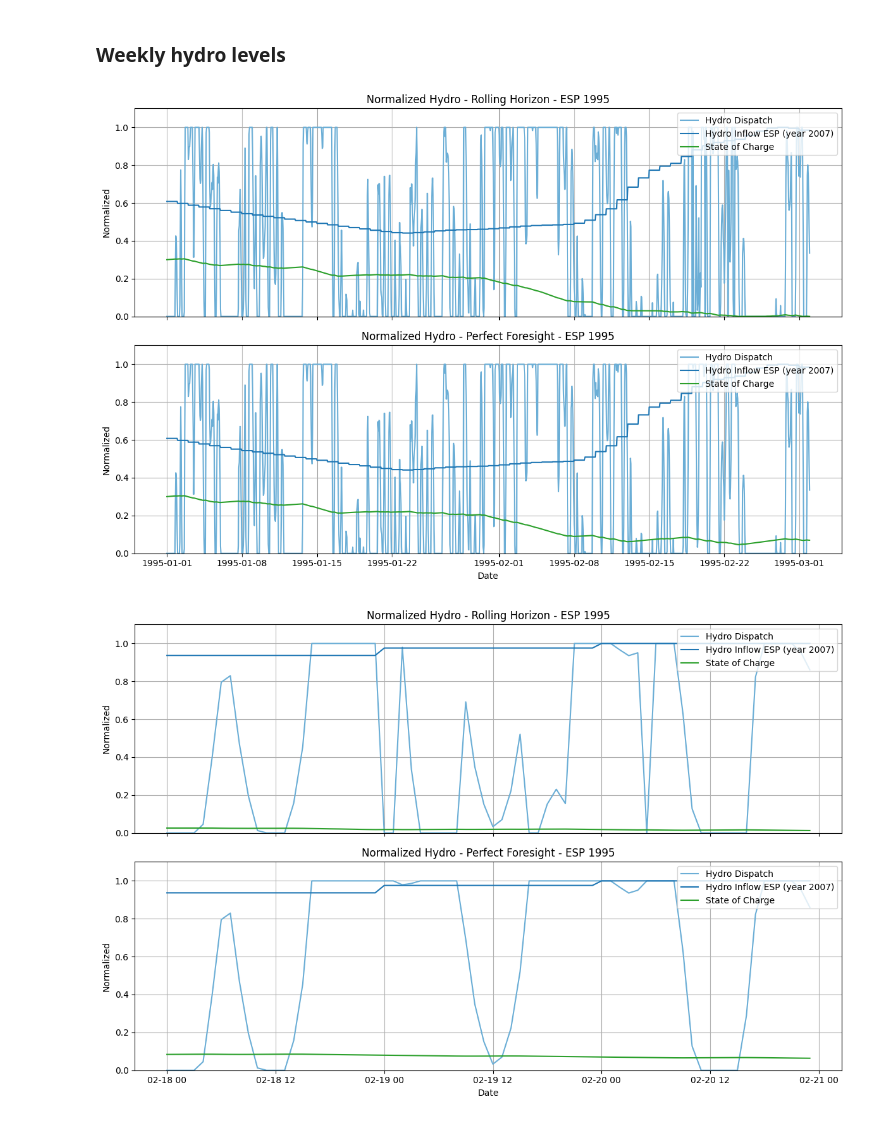
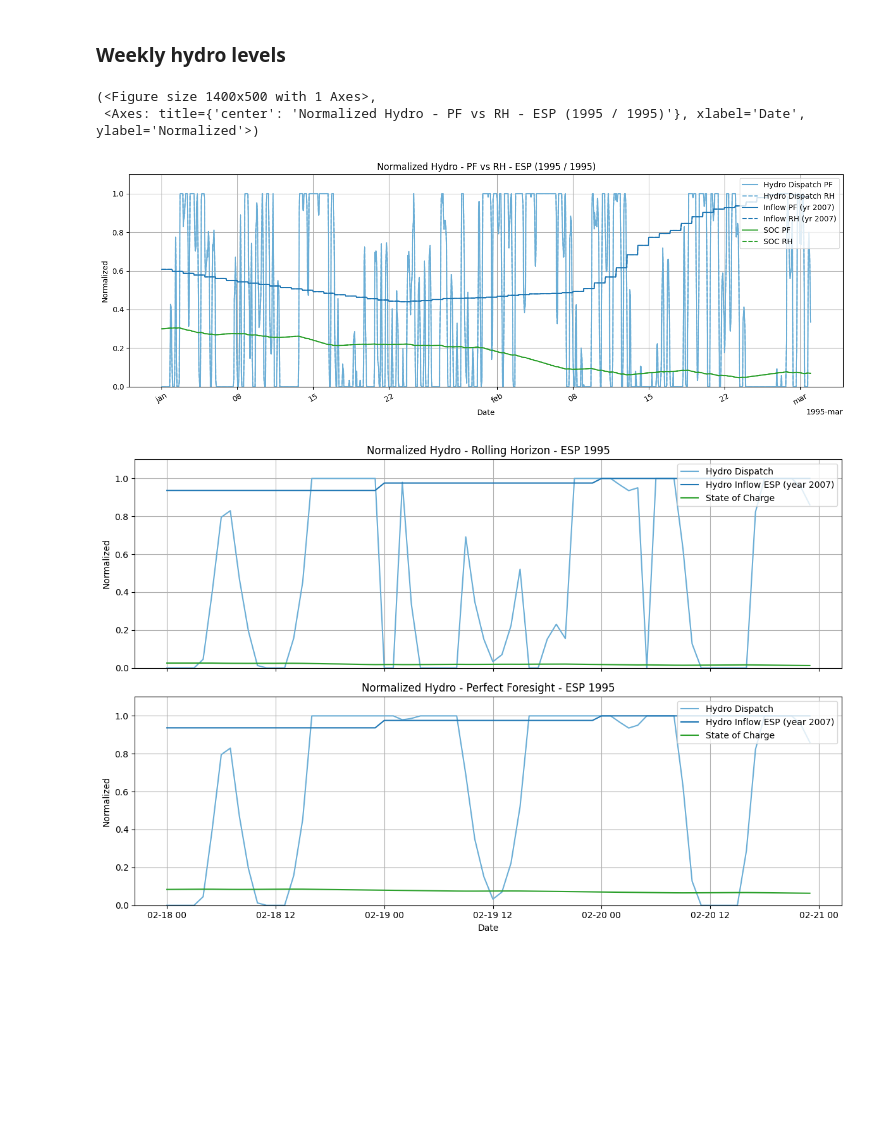
Before and after one commit to jonathangadfelt/MSc-thesis-Jonathan-Gadfelt, a Jupyter notebook: RLH_results.ipynb, the cells around one changed output. Cells and saved outputs as stored; diff of their text form; code cells hidden in the pictures; blank space fills up the shorter version.

```diff
--- a/RLH_results.ipynb
+++ b/RLH_results.ipynb
@@ -356,9 +364,11 @@ plot_hydro(network_rh = networks_rh[1996], network_pf = networks_pf[1996], same_
 # %% [markdown]
 ### Weekly hydro levels
 # %%
-plot_normalized_hydro(networks_pf[1995], networks_rh[1995], interval=("1995-01-01", "1995-03-1"))
+plot_hydro(networks_pf[1995], networks_rh[1995], interval=("1995-01-01", "1995-03-1"), same_axes=True)
 # %% [output]
+(<Figure size 1400x500 with 1 Axes>,
+ <Axes: title={'center': 'Normalized Hydro - PF vs RH - ESP (1995 / 1995)'}, xlabel='Date', ylabel='Normalized'>)
-[figure, old version]
+[figure, new version]
 # %%
 plot_normalized_hydro(networks_pf[1995], networks_rh[1995], interval=("1995-02-18", "1995-2-20"))
 # %% [output]
```
Also changed, not shown: parts of 36 cells of this notebook, 2 other files.
